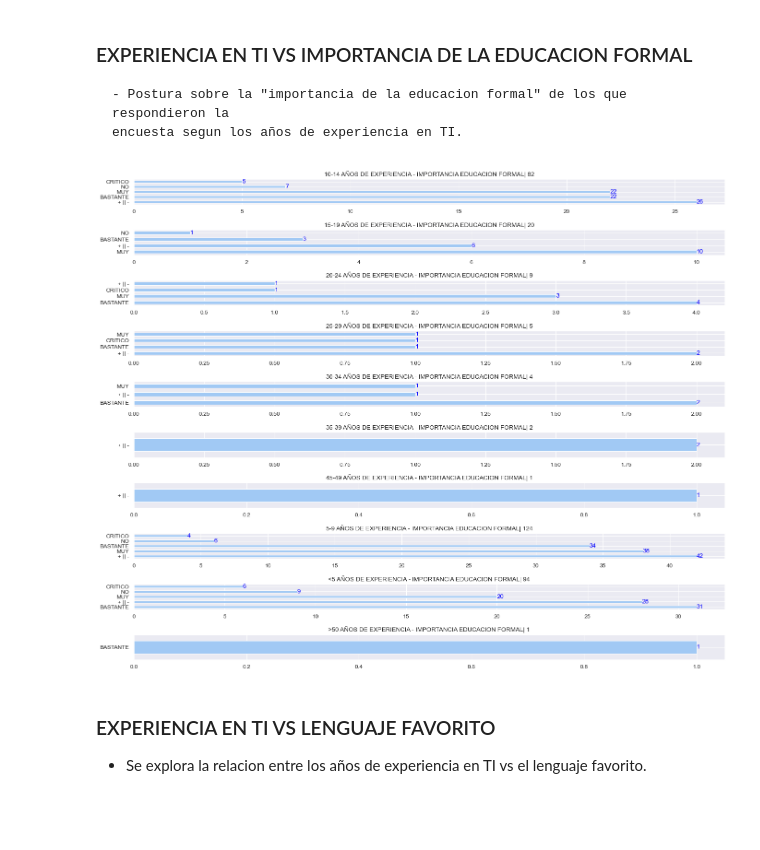
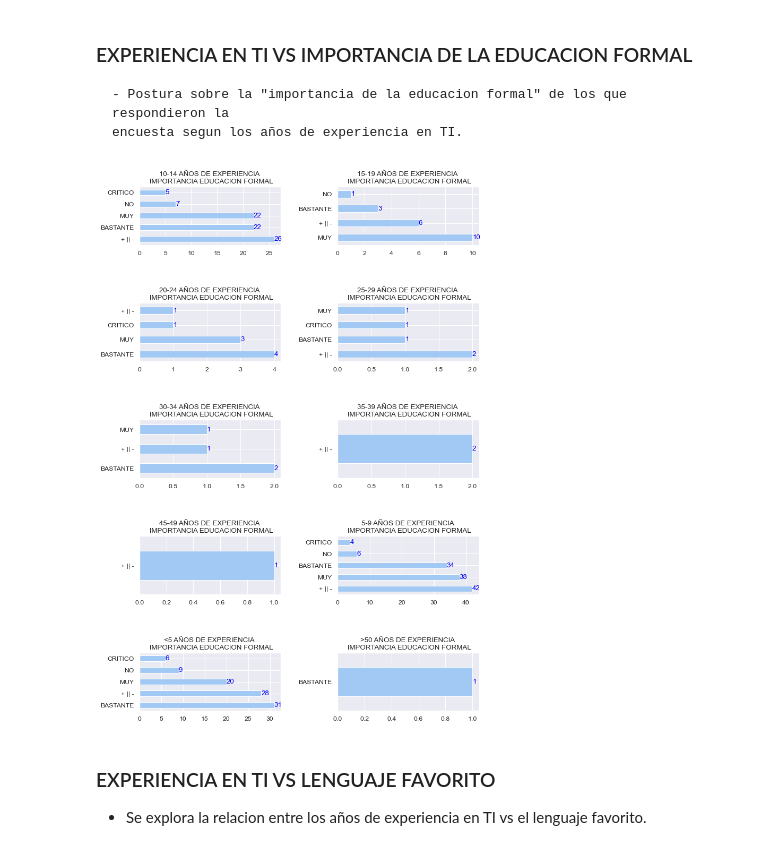
Before and after one commit to TorrezMN/Data_Science, a Jupyter notebook: Enc_Devs_Py/Notebooks/Experience.ipynb, the cells around one changed output. Saved outputs shown, nothing was run; the diff lists cells and outputs as text; code cells hidden in the pictures; blank space fills up the shorter version.

```diff
--- a/Enc_Devs_Py/Notebooks/Experience.ipynb
+++ b/Enc_Devs_Py/Notebooks/Experience.ipynb
@@ -204,0 +229,3 @@ Name: exp_en_programacion, dtype: int64
+# %%
+exp_df = df['exp_en_programacion'].value_counts(normalize=True)
+print(exp_df)
@@ -204,0 +242,3 @@ Name: exp_en_programacion, dtype: int64
+# %%
+for k,v in enumerate(exp_df.keys()):
+    print(f'Experiencia : {v} | {exp_df.values[k]*100} %')
@@ -485,9 +555,10 @@ for k, v in enumerate(exp_cats):
         .value_counts()
         .plot(
             kind="barh",
-            title="{0} AÑOS DE EXPERIENCIA - MODALIDAD | {1}".format(
-                v, exp.get_group(v)["modalidad"].shape[0]
-            ),
+            ylabel='',
+            #autopct='%1.1f%%',
+            title="{0} AÑOS DE EXPERIENCIA - MODALIDAD".format(
+                v),
         )
     )
     for l, m in enumerate(exp.get_group(v)["modalidad"].value_counts().values):
@@ -495,4 +566,5 @@ for k, v in enumerate(exp_cats):
 
 
 plt.subplots_adjust(left=0.1, bottom=0.1, right=0.9, top=0.9, wspace=0.4, hspace=0.4)
+plt.show()
 # %% [output]
@@ -499,0 +572,9 @@ plt.subplots_adjust(left=0.1, bottom=0.1, right=0.9, top=0.9, wspace=0.4, hspace
+# %%
+
+for k, v in enumerate(exp_cats):
+    d = exp.get_group(v)["modalidad"].value_counts(normalize=True)
+    print('_'*34)
+    print(f'Años de experiencia:{v}')
+    print('_'*34)
+    print(d)
+    print('\n'*3)
@@ -502,29 +601,29 @@ plt.subplots_adjust(left=0.1, bottom=0.1, right=0.9, top=0.9, wspace=0.4, hspace
     - Postura sobre la "importancia de la educacion formal" de los que respondieron la
     encuesta segun los años de experiencia en TI.
 # %%
-plt.figure(figsize=(20, 30), dpi=80)
+plt.figure(figsize=(10, 60), dpi=80)
 
 
 for k, v in enumerate(exp_cats):
-    plt.subplot(18, 1, k + 1)
+    plt.subplot(18, 2, k + 1)
     imp = (
         exp.get_group(v)["imp_ed_formal"]
         .value_counts()
         .plot(
             kind="barh",
-            title="{0} AÑOS DE EXPERIENCIA - IMPORTANCIA EDUCACION FORMAL| {1}".format(
-                v, exp.get_group(v).shape[0]
+            title="{0} AÑOS DE EXPERIENCIA \n IMPORTANCIA EDUCACION FORMAL".format(
+                v
             ),
         )
     )
 
     for l, m in enumerate(exp.get_group(v)["imp_ed_formal"].value_counts().values):
         imp.annotate(m, (m, l), va="center", color="blue")
 
 
 plt.subplots_adjust(left=0.1, bottom=0.1, right=0.9, top=0.9, wspace=0.4, hspace=1)
 # %% [output]
-[figure, old version]
+[figure, new version]
 # %% [markdown]
 ### EXPERIENCIA EN TI VS LENGUAJE FAVORITO
   - Se explora la relacion entre los años de experiencia en TI vs el lenguaje favorito.
```
Also changed, not shown: parts of 11 cells of this notebook, 1 other file.
